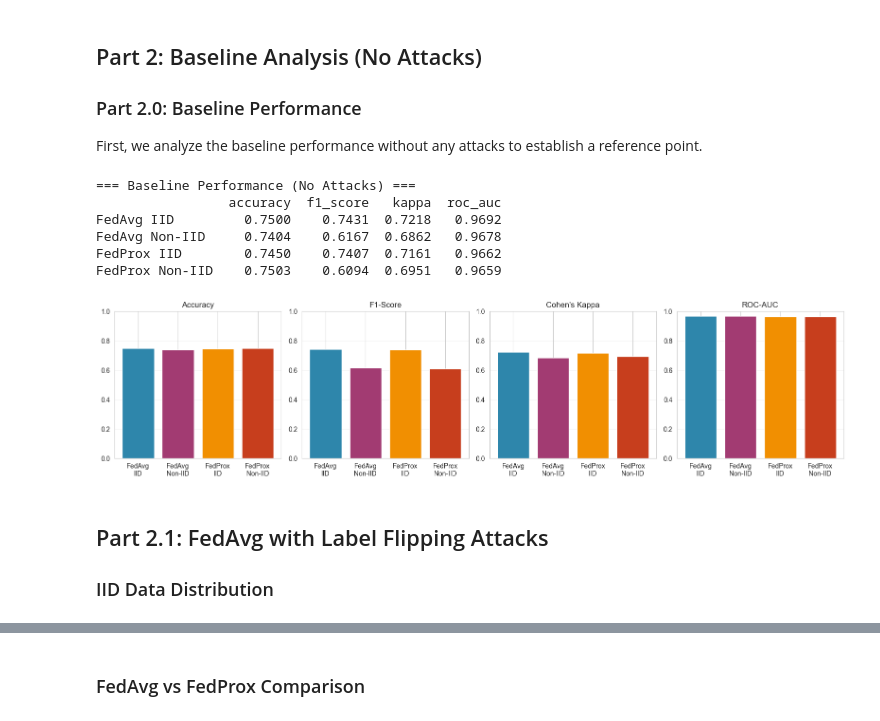
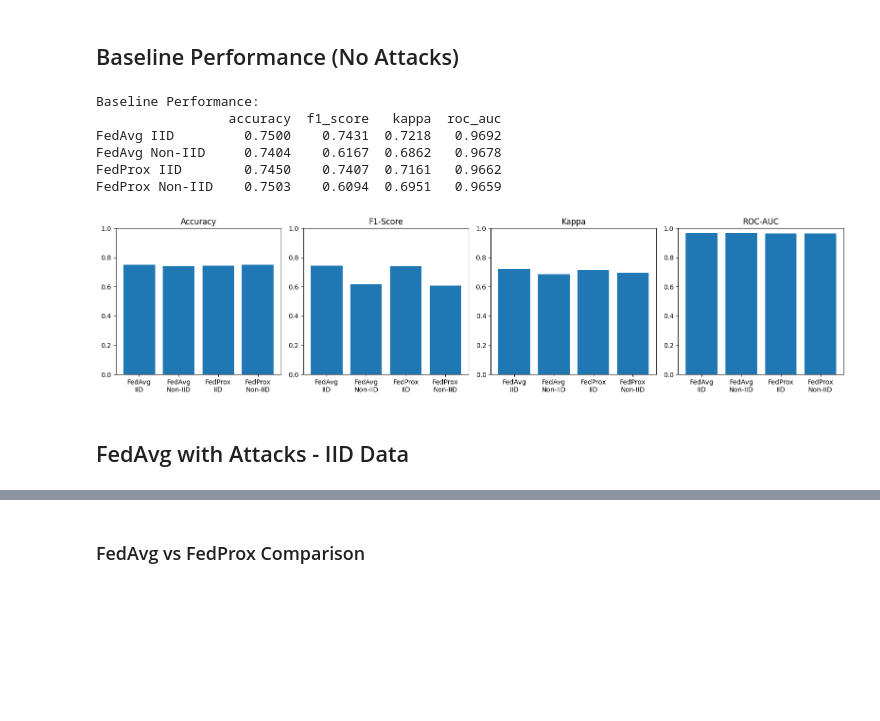
Before and after one commit to Malek-Kisanieh/Federated_learning, a Jupyter notebook: FL_Analysis.ipynb, the cells around one changed output, grey strips where cells are left out. Drawn from its saved outputs; the diff is of its cells as text; code cells hidden in the pictures; blank space fills up the shorter version.

```diff
--- a/FL_Analysis.ipynb
+++ b/FL_Analysis.ipynb
@@ -4,13 +4,7 @@
 import json
 import numpy as np
 import matplotlib.pyplot as plt
-import seaborn as sns
+import pandas as pd
 from pathlib import Path
-import pandas as pd
 
-# Set style
-sns.set_style("whitegrid")
 plt.rcParams['figure.figsize'] = (12, 6)
-plt.rcParams['font.size'] = 10
-
-print("Libraries imported successfully!")
@@ -95,12 +61,7 @@ Available experiments:
 # %% [markdown]
-## Part 2: Baseline Analysis (No Attacks)
-
-### Part 2.0: Baseline Performance
-First, we analyze the baseline performance without any attacks to establish a reference point.
+## Baseline Performance (No Attacks)
 # %%
-# Extract final metrics for baseline (0 attackers)
 def get_final_metrics(result_dict):
-    """Extract final round metrics"""
     return {
         'accuracy': result_dict['accuracy'][-1],
         'f1_score': result_dict['f1_score'][-1],
@@ -109,44 +70,41 @@ def get_final_metrics(result_dict):
     }
 
 baseline_metrics = {
     'FedAvg IID': get_final_metrics(results['fedavg_iid_0']),
     'FedAvg Non-IID': get_final_metrics(results['fedavg_noniid_0']),
     'FedProx IID': get_final_metrics(results['fedprox_iid_0']),
     'FedProx Non-IID': get_final_metrics(results['fedprox_noniid_0'])
 }
 
 # Create comparison table
 baseline_df = pd.DataFrame(baseline_metrics).T
-print("\n=== Baseline Performance (No Attacks) ===")
+baseline_df = pd.DataFrame(baseline_metrics).T
+print("Baseline Performance:")
 print(baseline_df.round(4))
 
-# Visualize baseline performance
 fig, axes = plt.subplots(1, 4, figsize=(16, 4))
 metrics = ['accuracy', 'f1_score', 'kappa', 'roc_auc']
-titles = ['Accuracy', 'F1-Score', "Cohen's Kappa", 'ROC-AUC']
+titles = ['Accuracy', 'F1-Score', 'Kappa', 'ROC-AUC']
 
 for idx, (metric, title) in enumerate(zip(metrics, titles)):
     data = [baseline_metrics[exp][metric] for exp in baseline_metrics.keys()]
-    axes[idx].bar(range(len(data)), data, color=['#2E86AB', '#A23B72', '#F18F01', '#C73E1D'])
+    axes[idx].bar(range(len(data)), data)
     axes[idx].set_xticks(range(len(data)))
-    axes[idx].set_xticklabels(['FedAvg\nIID', 'FedAvg\nNon-IID', 'FedProx\nIID', 'FedProx\nNon-IID'], rotation=0)
+    axes[idx].set_xticklabels(['FedAvg\nIID', 'FedAvg\nNon-IID', 'FedProx\nIID', 'FedProx\nNon-IID'])
     axes[idx].set_title(title)
     axes[idx].set_ylim([0, 1])
-    axes[idx].grid(axis='y', alpha=0.3)
 
 plt.tight_layout()
-plt.savefig('baseline_comparison.png', dpi=300, bbox_inches='tight')
+plt.savefig('baseline_comparison.png', dpi=300)
 plt.show()
 # %% [output]
-=== Baseline Performance (No Attacks) ===
+Baseline Performance:
                  accuracy  f1_score   kappa  roc_auc
 FedAvg IID         0.7500    0.7431  0.7218   0.9692
 FedAvg Non-IID     0.7404    0.6167  0.6862   0.9678
 FedProx IID        0.7450    0.7407  0.7161   0.9662
 FedProx Non-IID    0.7503    0.6094  0.6951   0.9659
-[figure, old version]
+[figure, new version]
 # %% [markdown]
-## Part 2.1: FedAvg with Label Flipping Attacks
-
-### IID Data Distribution
+## FedAvg with Attacks - IID Data
 # %%
```
Also changed, not shown: parts of 17 cells of this notebook, 33 other files.
